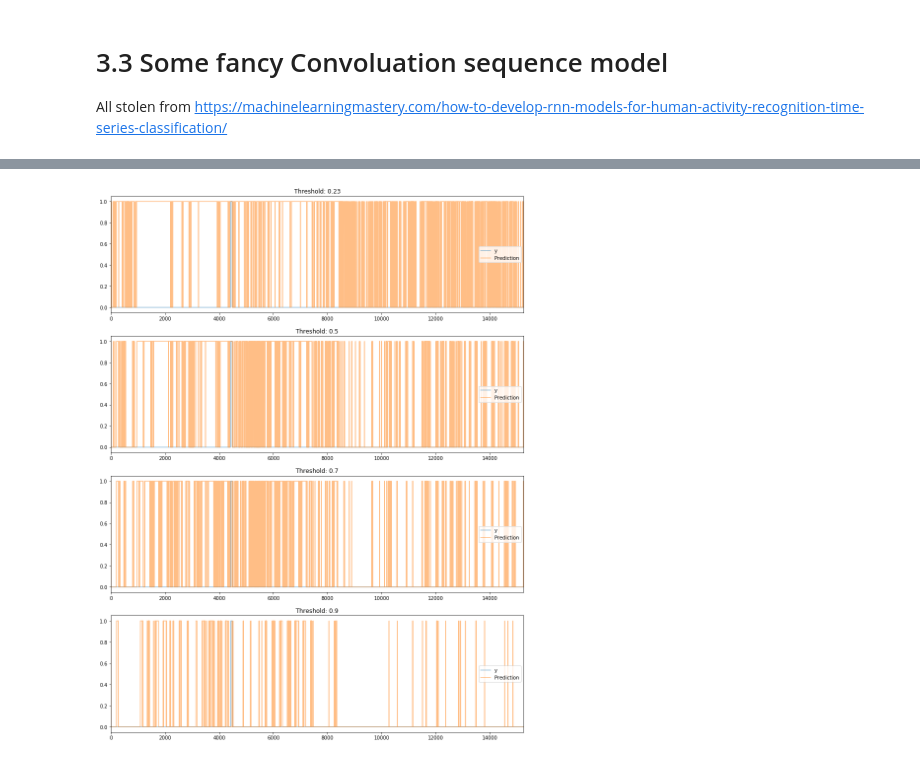
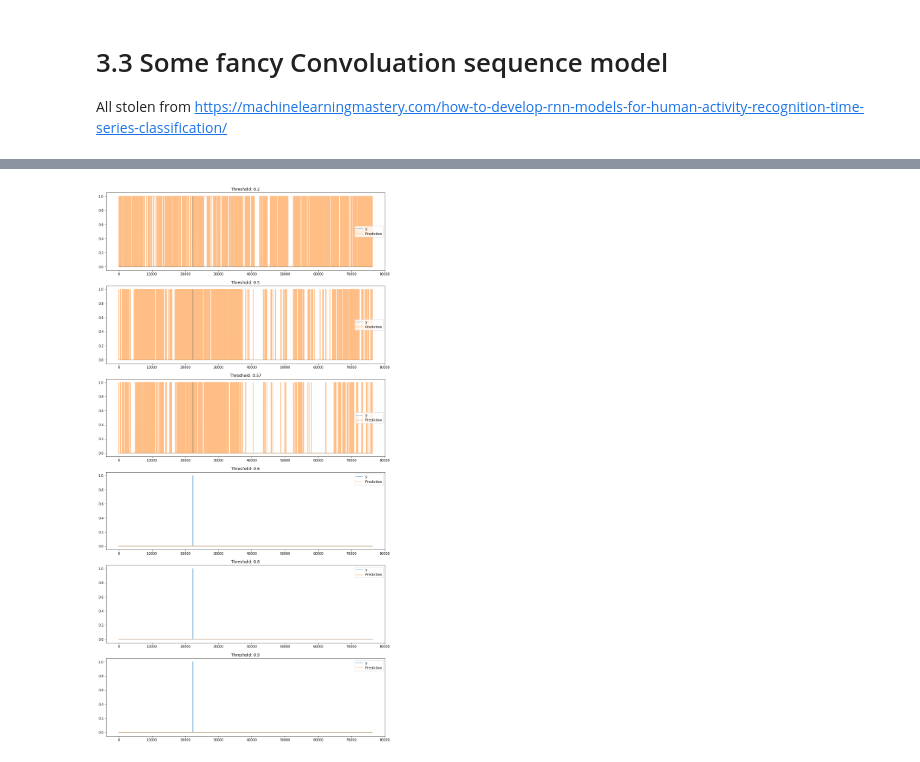
Before and after one commit to mapa17/air-de-jeux, a Jupyter notebook: craftworks-pm/1 - Predictive Maintenance - Modeling-Tensorboard.ipynb, the cells around one changed output, grey strips where cells are left out. Saved outputs shown, nothing was run; the diff lists cells and outputs as text; code cells hidden in the pictures.

Commit message:
Fixing some panda issues with resampling. Trying modeling on unresampled data ...

```diff
--- a/craftworks-pm/1 - Predictive Maintenance - Modeling-Tensorboard.ipynb
+++ b/craftworks-pm/1 - Predictive Maintenance - Modeling-Tensorboard.ipynb
@@ -26,10 +24,11 @@ States:
 * AFTERMATH
 * BROKEN
 # %%
-hdf = HDFStore('data/preprocessed.h5', mode='r')
+hdf = HDFStore('data/preprocessed-noresample.h5', mode='r')
 training = hdf['training']
 validation = hdf['validation']
 testing = hdf['testing']
+hdf.close()
 training.head(5)
 # %% [output]
 |  | sensor_00 | sensor_01 | sensor_02 | sensor_03 | sensor_04 | sensor_05 | sensor_06 | sensor_07 | sensor_08 | ... |
@@ -327,8 +345,8 @@ def createSubsequences(X : pd.DataFrame, Y: pd.Series, sequence_length : str='30
     newY = Y[N:]
     return subsequences, newY
 # %%
-SAMPLE_SIZE = 50000
-TRAINING_R, VALIDATION_R = 0.70, 0.30
+SAMPLE_SIZE = 30000
+TRAINING_R, VALIDATION_R = 0.80, 0.20
 
 seqLength = '30min'
 
@@ -469,26 +514,26 @@ from tensorflow.keras.regularizers import l1
 
 from functools import partial
 
-regfun = partial(l1, l=10**-2)
-optimizerfun = partial(keras.optimizers.Adam, learning_rate=0.00003, beta_1=0.85, beta_2=0.999)
+regfun = partial(l1, l=0.01)
+optimizerfun = partial(keras.optimizers.Adam, learning_rate=0.0001, beta_1=0.85, beta_2=0.999)
 
 # define model
-verbose, epochs, batch_size = 0, 25, 128
+verbose, epochs, batch_size = 1, 25, 512
 n_timesteps, n_features, n_outputs = xTrainSeq.shape[1], xTrainSeq.shape[2], yTrainSeq[0]
 
 # define model
 model = Sequential()
-model.add(Conv1D(filters=32, kernel_size=3, activation='relu', input_shape=(n_timesteps,n_features), activity_regularizer=regfun()))
-model.add(Conv1D(filters=32, kernel_size=3, activation='relu', activity_regularizer=regfun()))
+model.add(Conv1D(filters=64, kernel_size=12, activation='relu', input_shape=(n_timesteps,n_features), activity_regularizer=regfun()))
+model.add(Conv1D(filters=64, kernel_size=5, activation='relu', activity_regularizer=regfun()))
 #model.add(Dropout(0.5))
 model.add(MaxPooling1D(pool_size=2))
 #model.add(Flatten())
 model.add(LSTM(100, activity_regularizer=regfun()))
-#model.add(Dropout(0.5))
+model.add(Dropout(0.5))
 model.add(Dense(100, activation='relu', activity_regularizer=regfun()))
-#model.add(Dropout(0.5))
+model.add(Dropout(0.5))
 model.add(Dense(20, activation='relu', activity_regularizer=regfun()))
-#model.add(Dropout(0.5))
+model.add(Dropout(0.5))
 model.add(Dense(1, activation='sigmoid'))
 model.compile(loss='binary_crossentropy', optimizer=optimizerfun(), metrics=['accuracy'])
 
@@ -497,5 +542,7 @@ es = EarlyStopping(monitor='val_loss', mode='min', verbose=1, patience=3)
 dateposfix = datetime.datetime.now().strftime("%H:%M:%S@%d-%m-%y")
 model_name = 'CONV-LSTM'
 logs_base_dir = f"./tf-logs/{model_name}-{dateposfix}"
-tb_cb = tf.keras.callbacks.TensorBoard(log_dir=logs_base_dir, histogram_freq=1, write_graph=True, write_images=True)
+#tb_cb = tf.keras.callbacks.TensorBoard(log_dir=logs_base_dir, histogram_freq=1, write_graph=True, write_images=True)
+#callbacks = [tb_cb]
+callbacks = None
 # %%
@@ -528,6 +575,6 @@ show_analysis(yTestSeq, yPred)
 # %%
 predSeq = model.predict(xTestSeq)
 # %%
-printPrediction(yTestSeq, predSeq, [0.23, 0.5, 0.7, 0.9])
+printPrediction(yTestSeq, predSeq, [0.2, 0.5, 0.57, 0.6, 0.8, 0.9])
 # %% [output]
-[figure, old version]
+[figure, new version]
```
Also changed, not shown: parts of 18 cells of this notebook, 3 other files.
